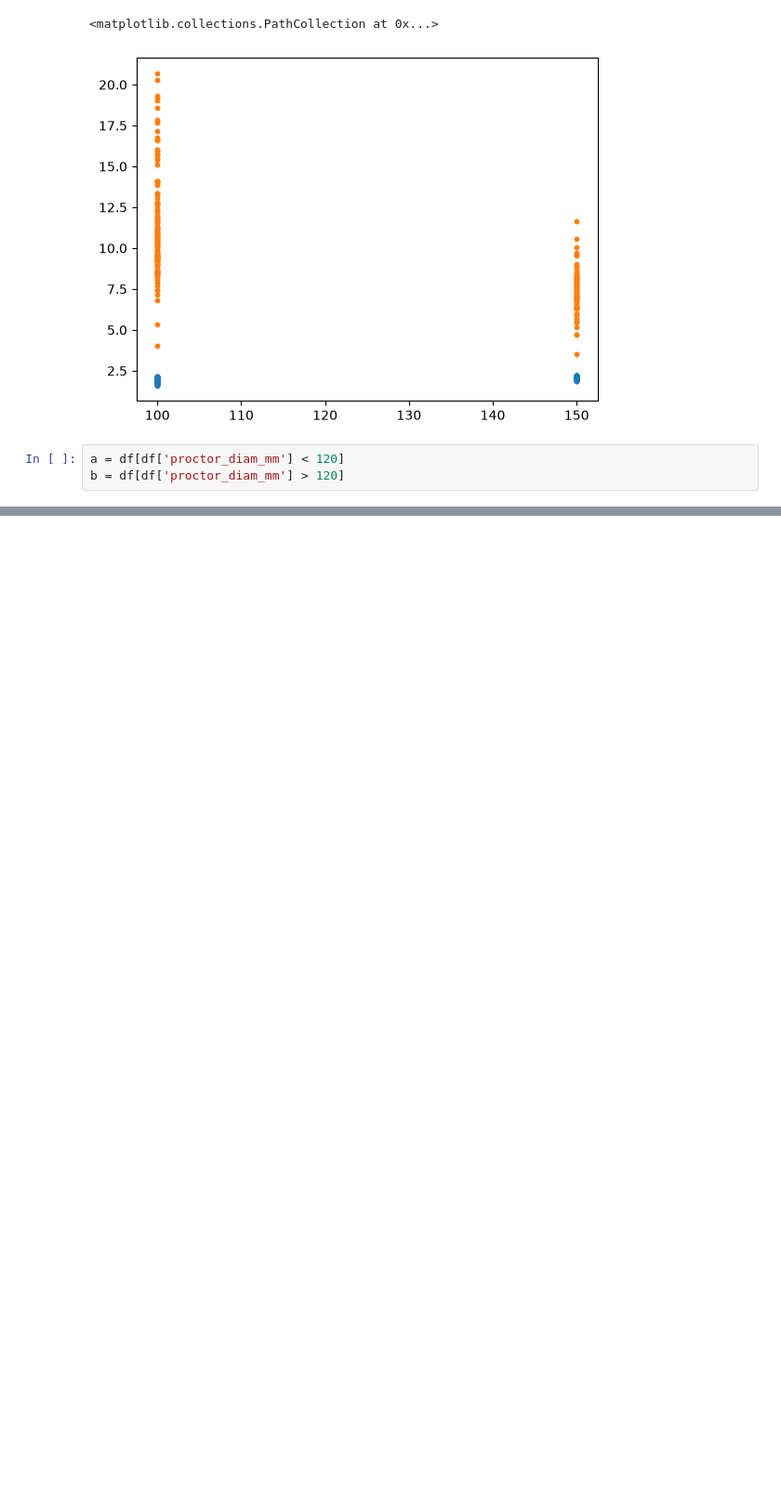
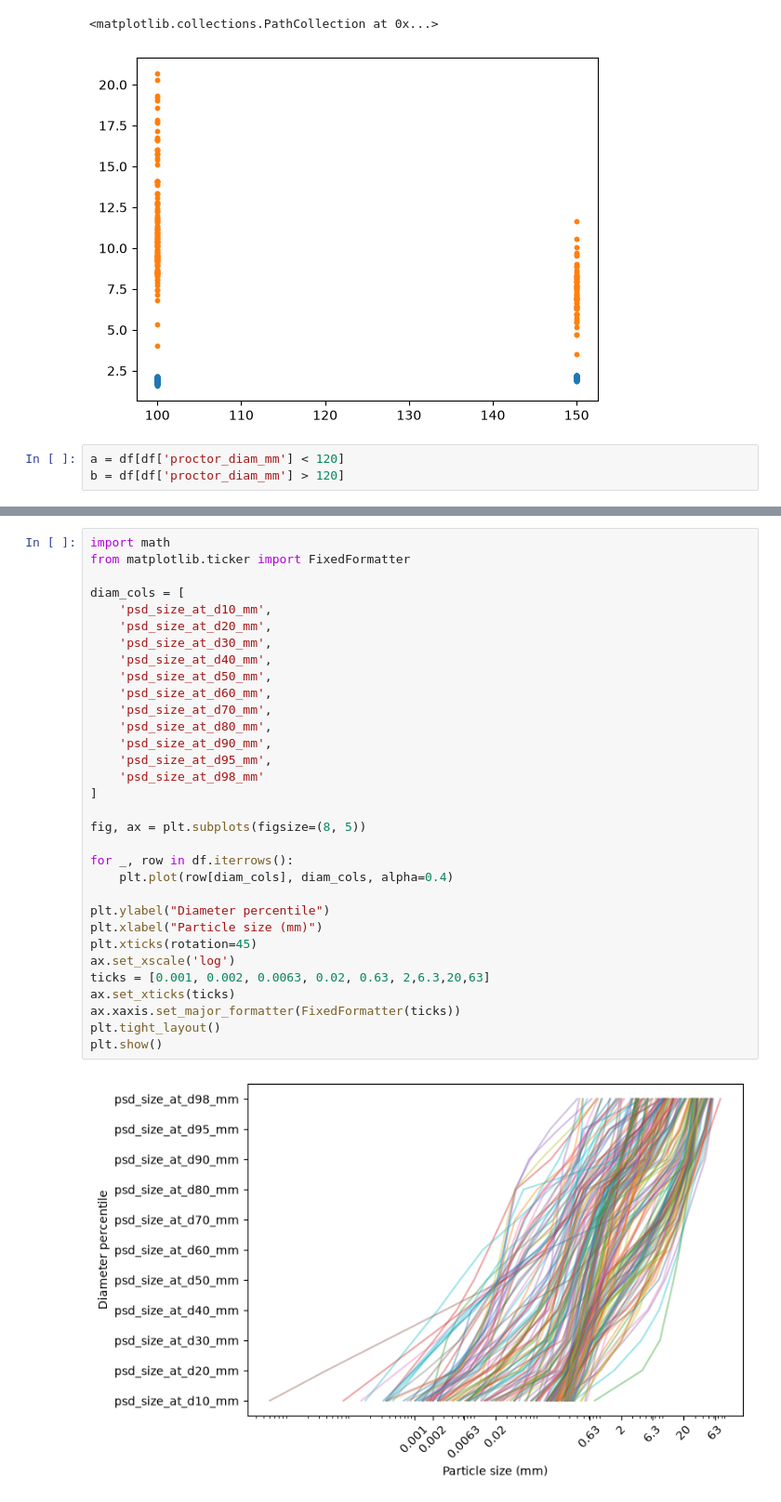
Before and after one commit to jkmathilda/proctor_prediction, a Jupyter notebook: eda.ipynb, the cells around one changed output, grey strips where cells are left out. Shown at 93% size. Drawn from its saved outputs; the diff is of its cells as text; blank space fills up the shorter version.

```diff
--- a/eda.ipynb
+++ b/eda.ipynb
@@ -73,0 +164,34 @@ a
+# %%
+import math
+from matplotlib.ticker import FixedFormatter
+
+diam_cols = [
+    'psd_size_at_d10_mm',
+    'psd_size_at_d20_mm',
+    'psd_size_at_d30_mm',
+    'psd_size_at_d40_mm',
+    'psd_size_at_d50_mm',
+    'psd_size_at_d60_mm',
+    'psd_size_at_d70_mm',
+    'psd_size_at_d80_mm',
+    'psd_size_at_d90_mm',
+    'psd_size_at_d95_mm',
+    'psd_size_at_d98_mm'
+]
+
+fig, ax = plt.subplots(figsize=(8, 5))
+
+for _, row in df.iterrows():
+    plt.plot(row[diam_cols], diam_cols, alpha=0.4)
+
+plt.ylabel("Diameter percentile")
+plt.xlabel("Particle size (mm)")
+plt.xticks(rotation=45)
+ax.set_xscale('log')
+ticks = [0.001, 0.002, 0.0063, 0.02, 0.63, 2,6.3,20,63]
+ax.set_xticks(ticks)
+ax.xaxis.set_major_formatter(FixedFormatter(ticks))
+plt.tight_layout()
+plt.show()
+# %% [output]
+[figure, added]
```
Also changed, not shown: parts of 14 cells of this notebook, 16 other files.
